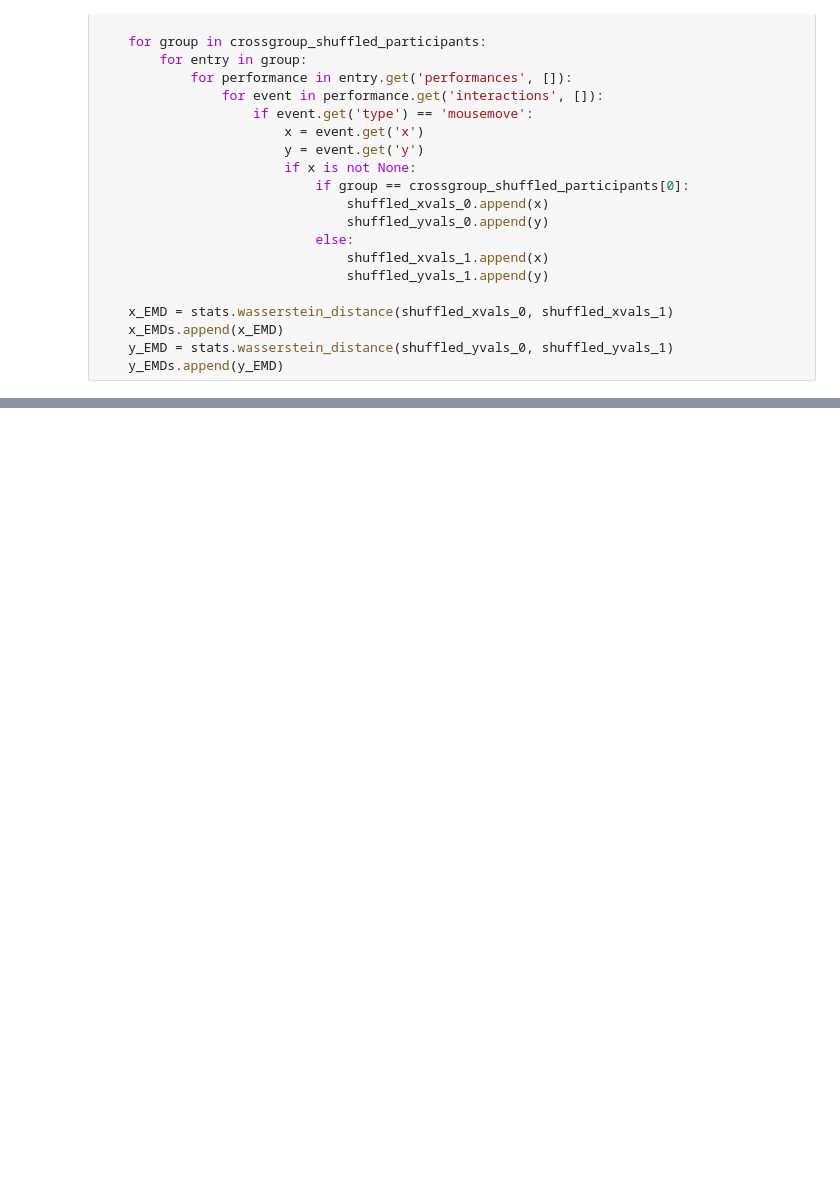
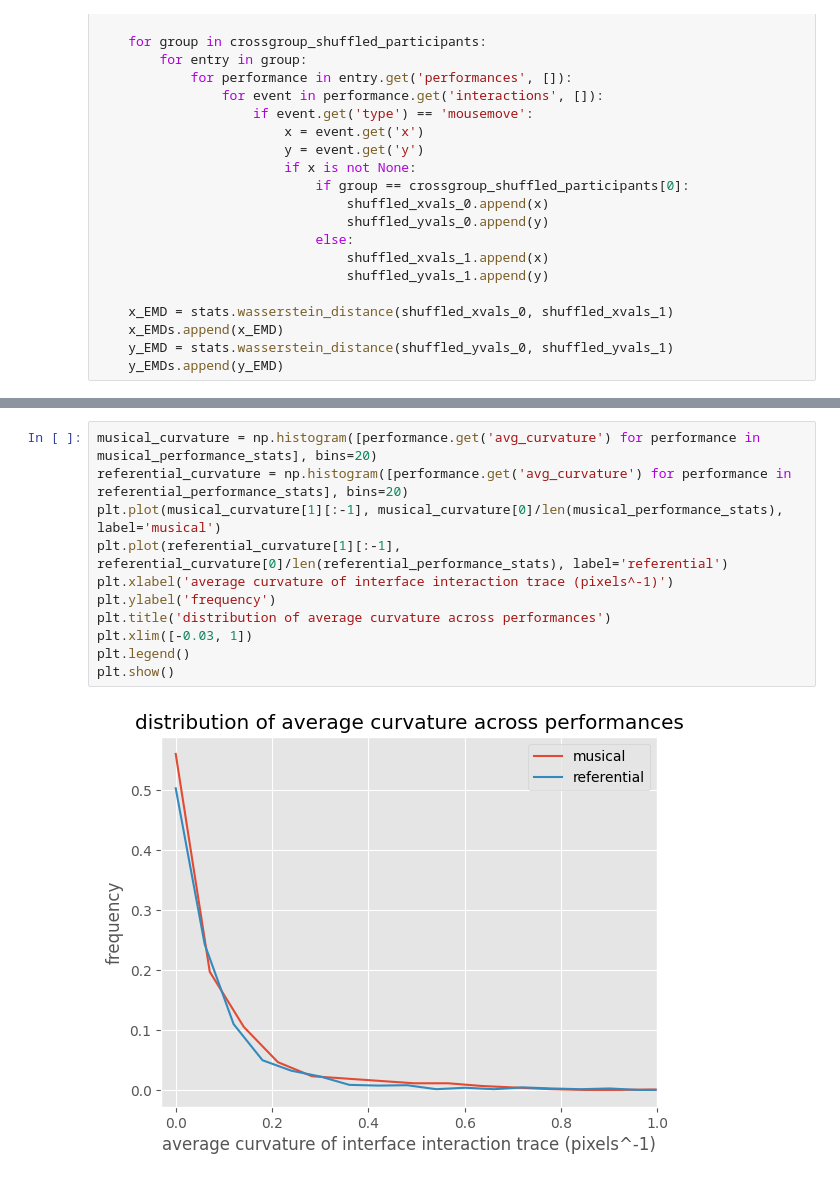
Before and after one commit to matthewcaren/image-scoring, a Jupyter notebook: analysis/viz-audio.ipynb, the cells around one changed output, grey strips where cells are left out. Saved outputs shown, nothing was run; the diff lists cells and outputs as text; blank space fills up the shorter version.

```diff
--- a/analysis/viz-audio.ipynb
+++ b/analysis/viz-audio.ipynb
@@ -195,0 +321,13 @@ plt.show()
+# %%
+musical_curvature = np.histogram([performance.get('avg_curvature') for performance in musical_performance_stats], bins=20)
+referential_curvature = np.histogram([performance.get('avg_curvature') for performance in referential_performance_stats], bins=20)
+plt.plot(musical_curvature[1][:-1], musical_curvature[0]/len(musical_performance_stats), label='musical')
+plt.plot(referential_curvature[1][:-1], referential_curvature[0]/len(referential_performance_stats), label='referential')
+plt.xlabel('average curvature of interface interaction trace (pixels^-1)')
+plt.ylabel('frequency')
+plt.title('distribution of average curvature across performances')
+plt.xlim([-0.03, 1])
+plt.legend()
+plt.show()
+# %% [output]
+[figure, added]
```
Also changed, not shown: parts of 8 cells of this notebook.
